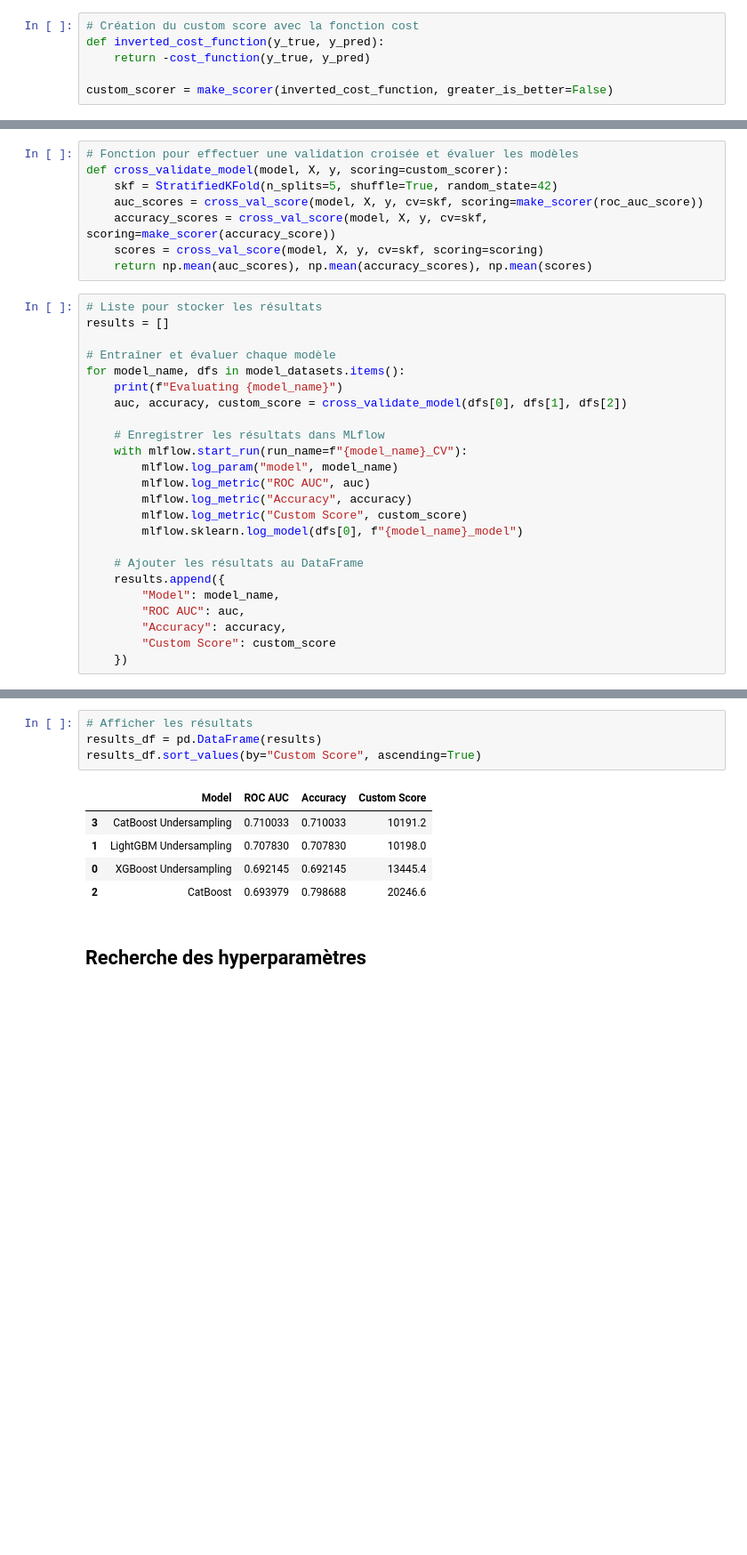
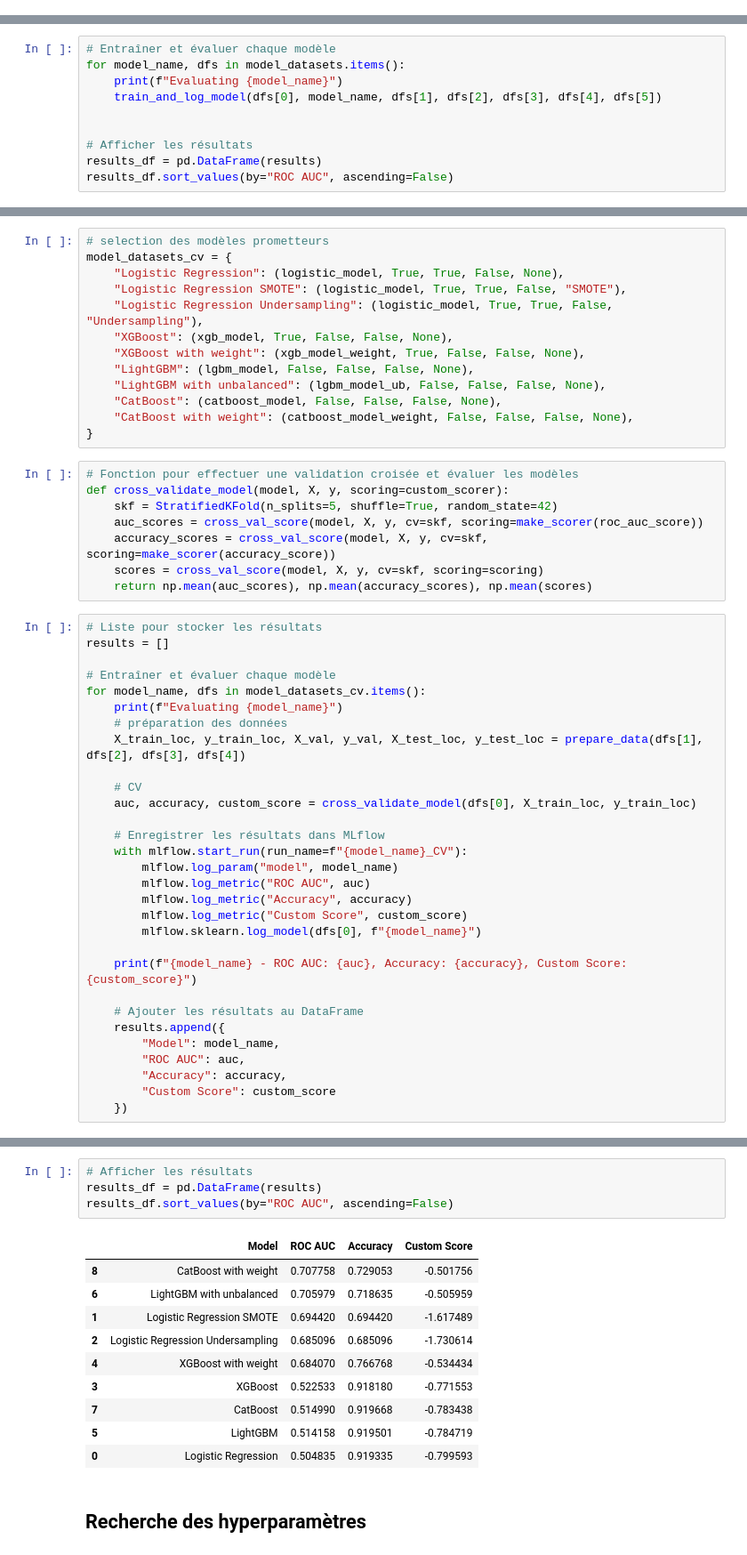
Before and after one commit to Stely-data/OC-Projet-7, a Jupyter notebook: Deveau_Estelle_2_notebook_Modelisation_052024.ipynb, the cells around one changed output, grey strips where cells are left out. Shown: that part at 89% size. Drawn from its saved outputs; the diff is of its cells as text; blank space fills up the shorter version.

```diff
--- a/Deveau_Estelle_2_notebook_Modelisation_052024.ipynb
+++ b/Deveau_Estelle_2_notebook_Modelisation_052024.ipynb
@@ -850,6 +803,0 @@ model_datasets = {
-# %%
-# Création du custom score avec la fonction cost
-def inverted_cost_function(y_true, y_pred):
-    return -cost_function(y_true, y_pred)
-
-custom_scorer = make_scorer(inverted_cost_function, greater_is_better=False)
@@ -855,0 +866,10 @@ custom_scorer = make_scorer(inverted_cost_function, greater_is_better=False)
+# %%
+# Entraîner et évaluer chaque modèle
+for model_name, dfs in model_datasets.items():
+    print(f"Evaluating {model_name}")
+    train_and_log_model(dfs[0], model_name, dfs[1], dfs[2], dfs[3], dfs[4], dfs[5])
+
+
+# Afficher les résultats
+results_df = pd.DataFrame(results)
+results_df.sort_values(by="ROC AUC", ascending=False)
@@ -856,3 +910,16 @@ custom_scorer = make_scorer(inverted_cost_function, greater_is_better=False)
+# %%
+# selection des modèles prometteurs
+model_datasets_cv = {
+    "Logistic Regression": (logistic_model, True, True, False, None),
+    "Logistic Regression SMOTE": (logistic_model, True, True, False, "SMOTE"),
+    "Logistic Regression Undersampling": (logistic_model, True, True, False, "Undersampling"),
+    "XGBoost": (xgb_model, True, False, False, None),
+    "XGBoost with weight": (xgb_model_weight, True, False, False, None),
+    "LightGBM": (lgbm_model, False, False, False, None),
+    "LightGBM with unbalanced": (lgbm_model_ub, False, False, False, None),
+    "CatBoost": (catboost_model, False, False, False, None),
+    "CatBoost with weight": (catboost_model_weight, False, False, False, None),
+}
 # %%
 # Fonction pour effectuer une validation croisée et évaluer les modèles
 def cross_validate_model(model, X, y, scoring=custom_scorer):
@@ -866,9 +933,13 @@ def cross_validate_model(model, X, y, scoring=custom_scorer):
 results = []
 
 # Entraîner et évaluer chaque modèle
-for model_name, dfs in model_datasets.items():
+for model_name, dfs in model_datasets_cv.items():
     print(f"Evaluating {model_name}")
-    auc, accuracy, custom_score = cross_validate_model(dfs[0], dfs[1], dfs[2])
+    # préparation des données
+    X_train_loc, y_train_loc, X_val, y_val, X_test_loc, y_test_loc = prepare_data(dfs[1], dfs[2], dfs[3], dfs[4])
+
+    # CV
+    auc, accuracy, custom_score = cross_validate_model(dfs[0], X_train_loc, y_train_loc)
 
     # Enregistrer les résultats dans MLflow
     with mlflow.start_run(run_name=f"{model_name}_CV"):
@@ -876,7 +947,9 @@ for model_name, dfs in model_datasets.items():
         mlflow.log_metric("ROC AUC", auc)
         mlflow.log_metric("Accuracy", accuracy)
         mlflow.log_metric("Custom Score", custom_score)
-        mlflow.sklearn.log_model(dfs[0], f"{model_name}_model")
+        mlflow.sklearn.log_model(dfs[0], f"{model_name}")
+
+    print(f"{model_name} - ROC AUC: {auc}, Accuracy: {accuracy}, Custom Score: {custom_score}")
 
     # Ajouter les résultats au DataFrame
     results.append({
@@ -893,12 +980,17 @@ Evaluating CatBoost Undersampling
 # %%
 # Afficher les résultats
 results_df = pd.DataFrame(results)
-results_df.sort_values(by="Custom Score", ascending=True)
+results_df.sort_values(by="ROC AUC", ascending=False)
 # %% [output]
 |  | Model | ROC AUC | Accuracy | Custom Score |
-| 3 | CatBoost Undersampling | 0.710033 | 0.710033 | 10191.2 |
-| 1 | LightGBM Undersampling | 0.707830 | 0.707830 | 10198.0 |
-| 0 | XGBoost Undersampling | 0.692145 | 0.692145 | 13445.4 |
-| 2 | CatBoost | 0.693979 | 0.798688 | 20246.6 |
+| 8 | CatBoost with weight | 0.707758 | 0.729053 | -0.501756 |
+| 6 | LightGBM with unbalanced | 0.705979 | 0.718635 | -0.505959 |
+| 1 | Logistic Regression SMOTE | 0.694420 | 0.694420 | -1.617489 |
+| 2 | Logistic Regression Undersampling | 0.685096 | 0.685096 | -1.730614 |
+| 4 | XGBoost with weight | 0.684070 | 0.766768 | -0.534434 |
+| 3 | XGBoost | 0.522533 | 0.918180 | -0.771553 |
+| 7 | CatBoost | 0.514990 | 0.919668 | -0.783438 |
+| 5 | LightGBM | 0.514158 | 0.919501 | -0.784719 |
+| 0 | Logistic Regression | 0.504835 | 0.919335 | -0.799593 |
 # %% [markdown]
 ## Recherche des hyperparamètres
```
Also changed, not shown: parts of 114 cells of this notebook, 1 other file.
